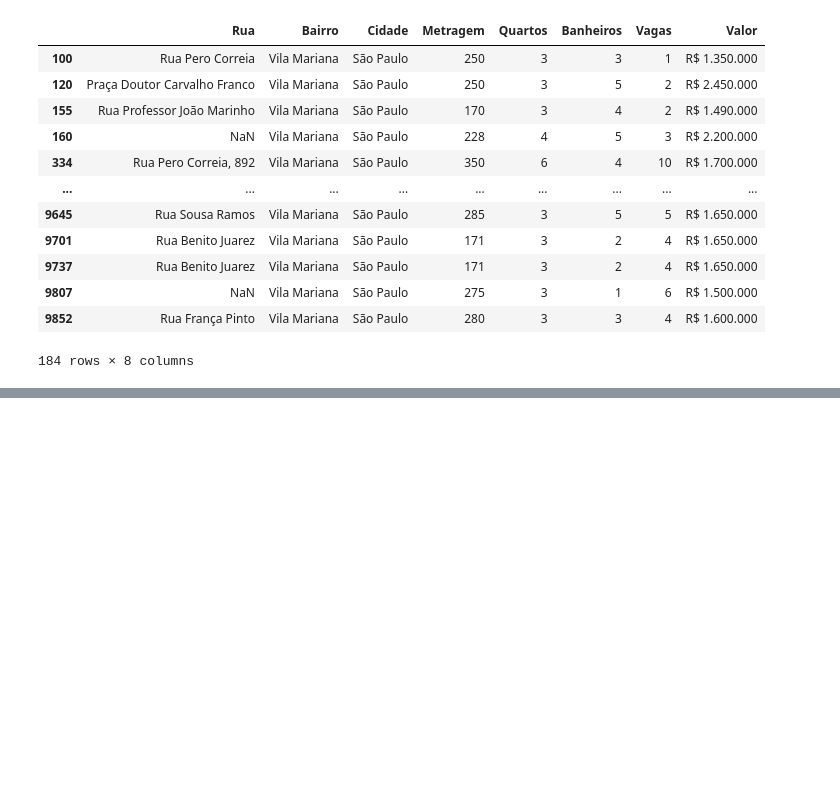
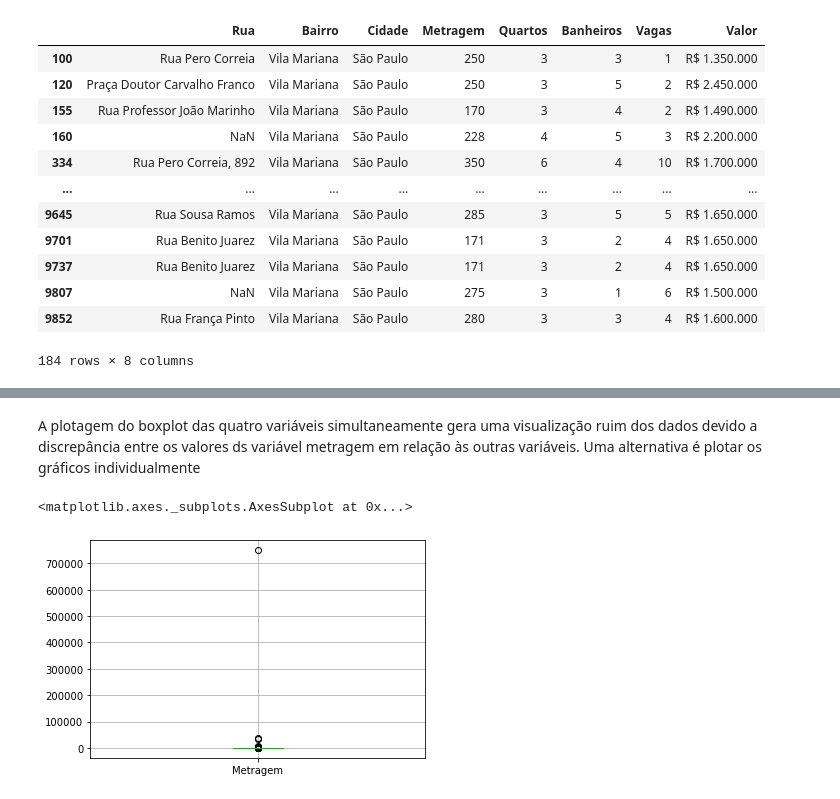
Before and after one commit to yorinori/imersao_dados4_Alura, a Jupyter notebook: Aula01_Imersao_dados_04.ipynb, the cells around one changed output, grey strips where cells are left out. Cells and saved outputs as stored; diff of their text form; code cells hidden in the pictures; blank space fills up the shorter version.

```diff
--- a/Aula01_Imersao_dados_04.ipynb
+++ b/Aula01_Imersao_dados_04.ipynb
@@ -305,0 +342,7 @@ dados.query("Bairro == 'Vila Mariana'")
+# %% [markdown]
+A plotagem do boxplot das quatro variáveis simultaneamente gera uma visualização ruim dos dados devido a discrepância entre os valores ds variável metragem em relação às outras variáveis. Uma alternativa é plotar os gráficos individualmente
+# %%
+dados.boxplot(column='Metragem')
+# %% [output]
+<matplotlib.axes._subplots.AxesSubplot at 0x...>
+[figure, added]
```
Also changed, not shown: parts of 23 cells of this notebook.
